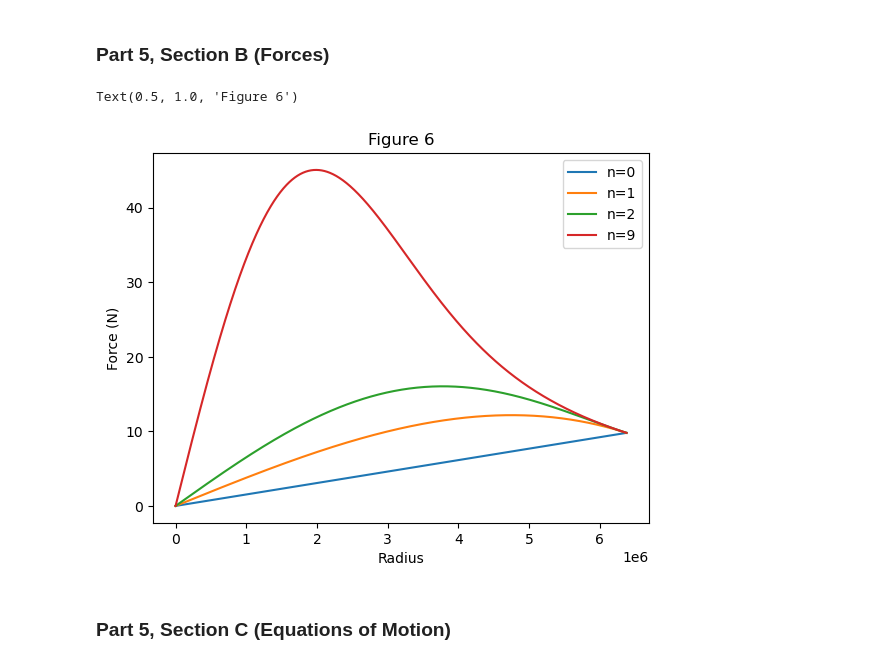
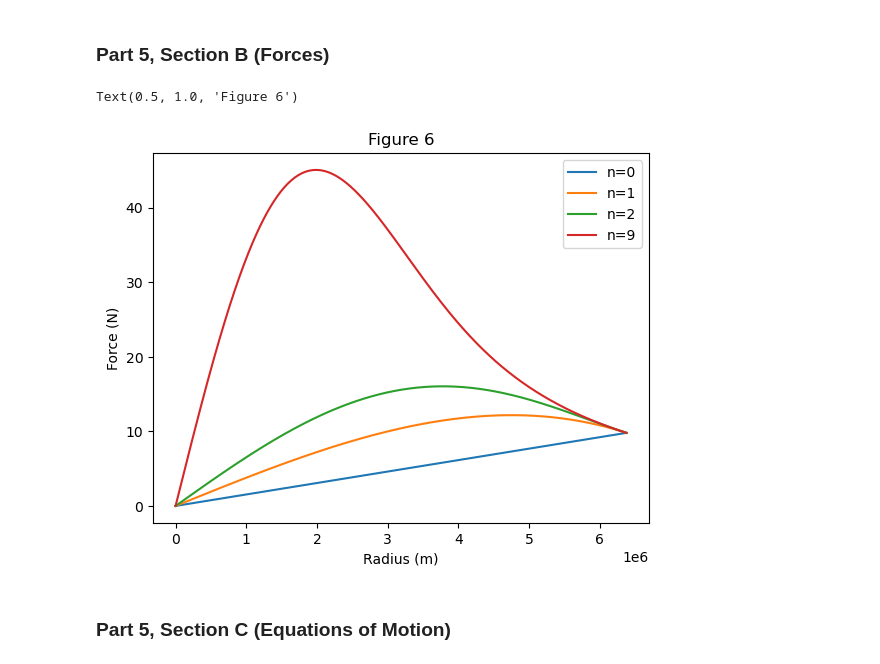
Before and after one commit to ashemer171/PHYS265-spring26, a Jupyter notebook: Lab3/lab3.ipynb, the cells around one changed output. Cells and saved outputs as stored; diff of their text form; code cells hidden in the pictures.

```diff
--- a/Lab3/lab3.ipynb
+++ b/Lab3/lab3.ipynb
@@ -473,35 +473,35 @@ def normalizationintegral(r, n):
 def pn(n):
     integral, extra = quad(normalizationintegral,0,R_E, args = (n,))
     return M/(4*np.pi*integral)
 
 pns = np.array([pn(0), pn(1), pn(2), pn(9)])
 
 def Mcalc(r, n, pn):
     return 4*np.pi*density(r, n, pn)*r**2
 
 def Mintegral(n, pn):
     Menc = np.zeros_like(radius)
     for i in range(len(Menc)):
         Menc[i], random = quad(Mcalc, 0, radius[i],  args = (n, pn))
     return Menc
 
 F0 = G*Mintegral(0, pns[0])/radius**2
 F1 = G*Mintegral(1, pns[1])/radius**2
 F2 = G*Mintegral(2, pns[2])/radius**2
 F9 = G*Mintegral(9, pns[3])/radius**2
 
 fig, ax = plt.subplots()
 ax.plot(radius, F0, label = "n=0")
 ax.plot(radius, F1, label = "n=1")
 ax.plot(radius, F2, label = "n=2")
 ax.plot(radius, F9, label = "n=9")
 ax.legend()
-ax.set_xlabel("Radius")
+ax.set_xlabel("Radius (m)")
 ax.set_ylabel("Force (N)")
 ax.set_title("Figure 6")
 # %% [output]
 Text(0.5, 1.0, 'Figure 6')
-[figure, old version]
+[figure, new version]
 # %% [markdown]
 ### Part 5, Section C (Equations of Motion)
 # %%
```
Also changed, not shown: parts of 3 cells of this notebook, 2 other files.
